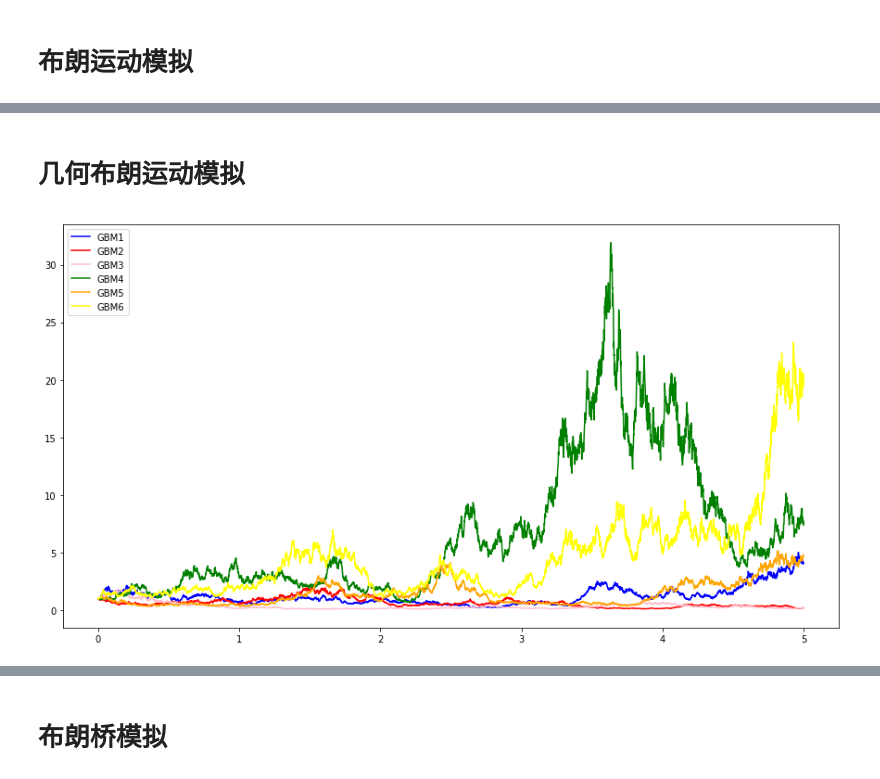
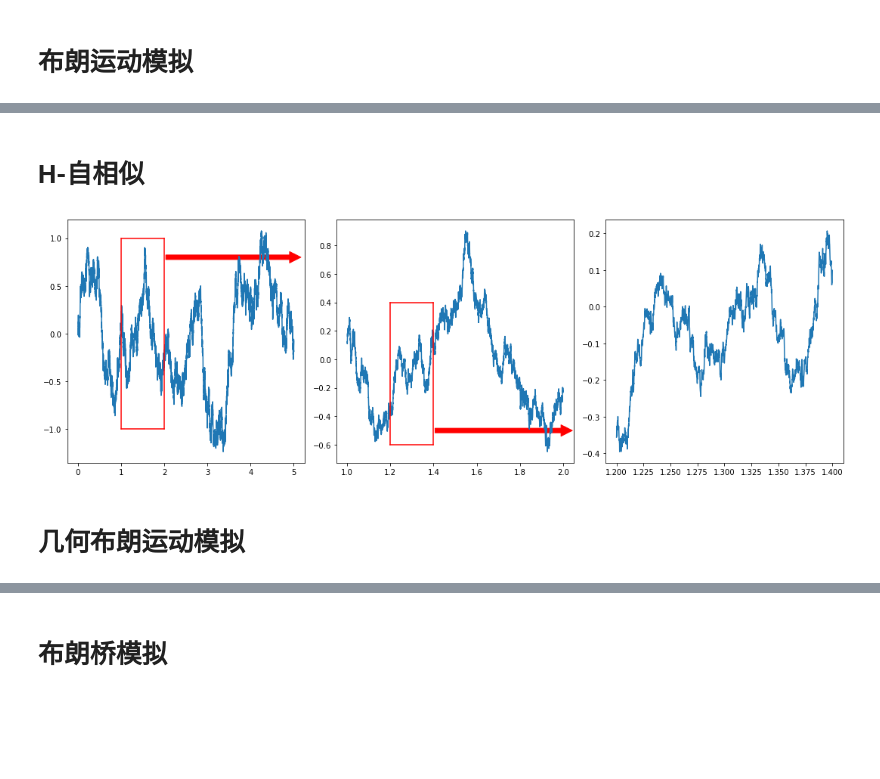
Before and after one commit to sijichun/MathStatsCode, a Jupyter notebook: notebook_python/Brownian.ipynb, the cells around one changed output, grey strips where cells are left out. Saved outputs shown, nothing was run; the diff lists cells and outputs as text; code cells hidden in the pictures; blank space fills up the shorter version.

```diff
--- a/notebook_python/Brownian.ipynb
+++ b/notebook_python/Brownian.ipynb
@@ -45,30 +81,46 @@ plt.show() ## 画图
+# %% [markdown]
+# H-自相似
+# %%
+import numpy as np
+import numpy.random as nprd
+nprd.seed(19880505)
+
+N=50000
+t=np.linspace(0.0,5.0,N)
+epsilon=np.sqrt(t[1]-t[0])
+increment=nprd.normal(0,epsilon,len(t))
+B=np.cumsum(increment)
+
+plt.rcParams['figure.figsize'] = (15.0, 5.0)
+fig, axs = plt.subplots(1, 3)
+
+axs[0].plot(t,B)
+axs[0].plot(np.array([1,2]),np.array([-1,-1]),color='red')
+axs[0].plot(np.array([1,2]),np.array([1,1]),color='red')
+axs[0].plot(np.array([1,1]),np.array([-1,1]),color='red')
+axs[0].plot(np.array([2,2]),np.array([-1,1]),color='red')
+subt1=t[int(N*1/5):int(N*2/5)]
+subB1=B[int(N*(1/5)):int(N*2/5)]
+N1=len(subt1)
+axs[1].plot(subt1,subB1)
+axs[1].plot(np.array([1.2,1.4]),np.array([-0.6,-0.6]),color='red')
+axs[1].plot(np.array([1.2,1.4]),np.array([0.4,0.4]),color='red')
+axs[1].plot(np.array([1.2,1.2]),np.array([-0.6,0.4]),color='red')
+axs[1].plot(np.array([1.4,1.4]),np.array([-0.6,0.4]),color='red')
+subt2=subt1[int(N1*1/5):int(N1*2/5)]
+subB2=subB1[int(N1*(1/5)):int(N1*2/5)]
+axs[2].plot(subt2,subB2)
+
+import matplotlib.patches as mpatches
+arrow = mpatches.FancyArrowPatch((2, 0.8), (5.2, 0.8),mutation_scale=30, color='red')
+axs[0].add_patch(arrow)
+arrow = mpatches.FancyArrowPatch((1.4, -0.5), (2.05, -0.5),mutation_scale=30, color='red')
+axs[1].add_patch(arrow)
+
+fig.tight_layout()
+fig.savefig("browina_motion_h_similar.eps")
+plt.show()
+# %% [output]
+[figure, added]
 # %% [markdown]
 # 几何布朗运动模拟
-# %%
-GB1=np.zeros(len(t))
-GB2=np.zeros(len(t))
-GB3=np.zeros(len(t))
-GB4=np.zeros(len(t))
-GB5=np.zeros(len(t))
-GB6=np.zeros(len(t))
-for tt in range(len(GB1)):
-    GB1[tt]=np.exp(B1[tt])
-    GB2[tt]=np.exp(B2[tt])
-    GB3[tt]=np.exp(B3[tt])
-    GB4[tt]=np.exp(B4[tt])
-    GB5[tt]=np.exp(B5[tt])
-    GB6[tt]=np.exp(B6[tt])
-
-# 设定图像大小
-plt.rcParams['figure.figsize'] = (15.0, 8.0)
-
-plt.plot(t,GB1,label=r'GBM1',color='blue')
-plt.plot(t,GB2,label=r'GBM2',color='red')
-plt.plot(t,GB3,label=r'GBM3',color='pink')
-plt.plot(t,GB4,label=r'GBM4',color='green')
-plt.plot(t,GB5,label=r'GBM5',color='orange')
-plt.plot(t,GB6,label=r'GBM6',color='yellow')
-plt.legend(loc='upper left', frameon=True)
-plt.show() ## 画图
-# %% [output]
-[figure, removed]
```
Also changed, not shown: parts of 8 cells of this notebook, 2 other files.
